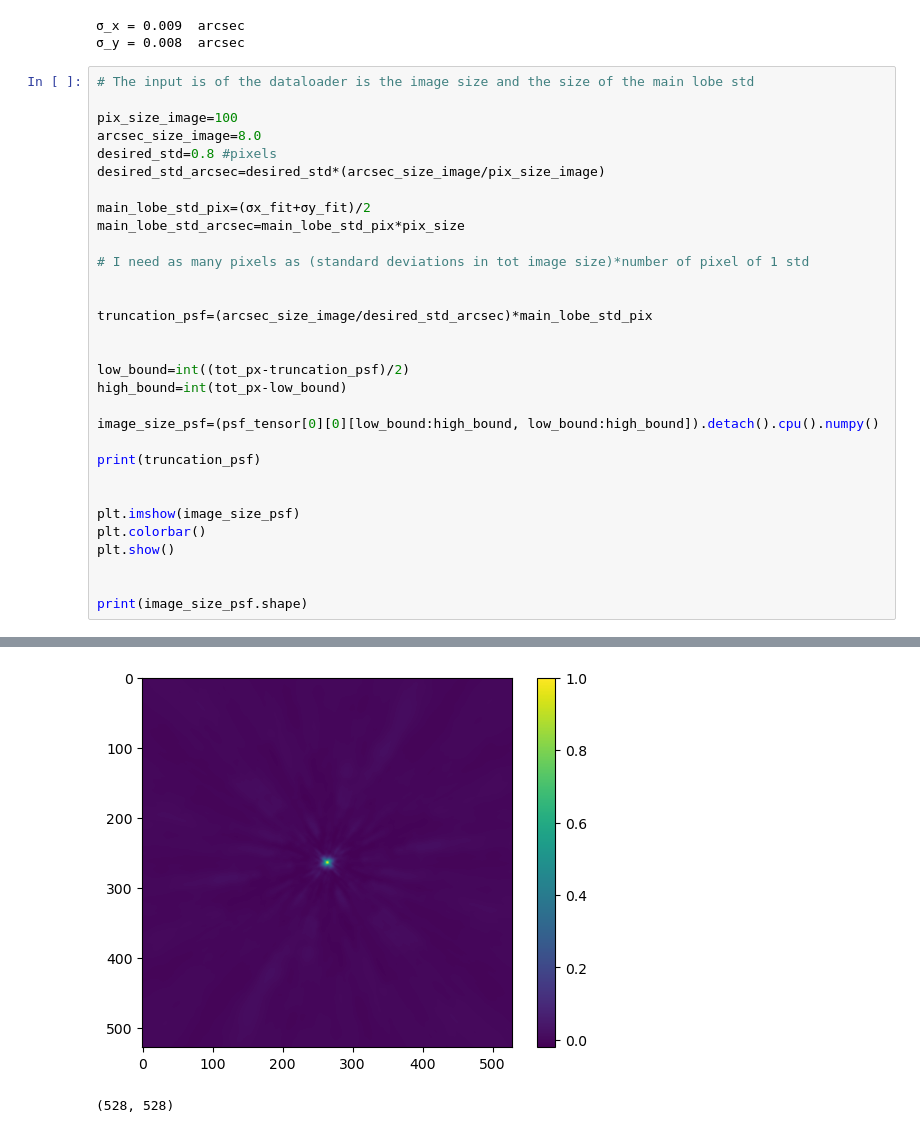
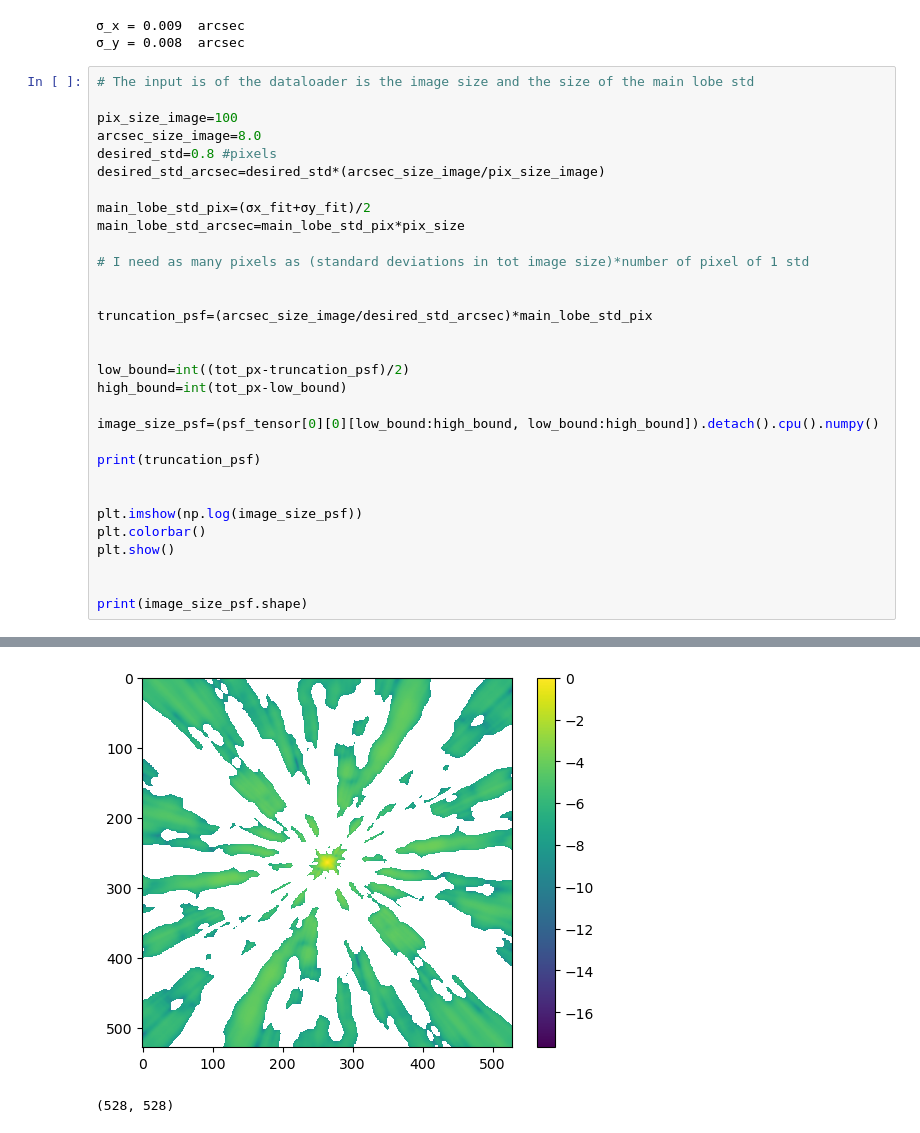
Before and after one commit to citte99/master_thesis_code, a Jupyter notebook: notebooks/alma_psf/gauss_fit_psf.ipynb, the cells around one changed output, grey strips where cells are left out. Cells and saved outputs as stored; diff of their text form.

```diff
--- a/notebooks/alma_psf/gauss_fit_psf.ipynb
+++ b/notebooks/alma_psf/gauss_fit_psf.ipynb
@@ -136,7 +242,7 @@ image_size_psf=(psf_tensor[0][0][low_bound:high_bound, low_bound:high_bound]).de
 print(truncation_psf)
 
 
-plt.imshow(image_size_psf)
+plt.imshow(np.log(image_size_psf))
 plt.colorbar()
 plt.show()
 
@@ -147,2 +253,2 @@ print(image_size_psf.shape)
-[figure, old version]
+[figure, new version]
 (528, 528)
```
Also changed, not shown: parts of 7 cells of this notebook, 4 other files.
